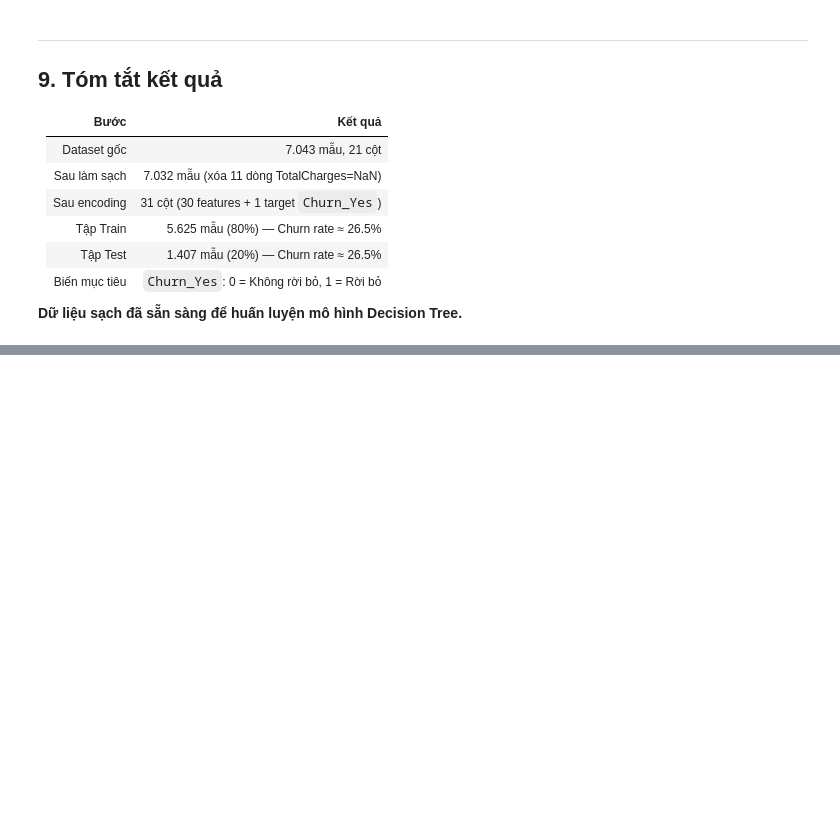
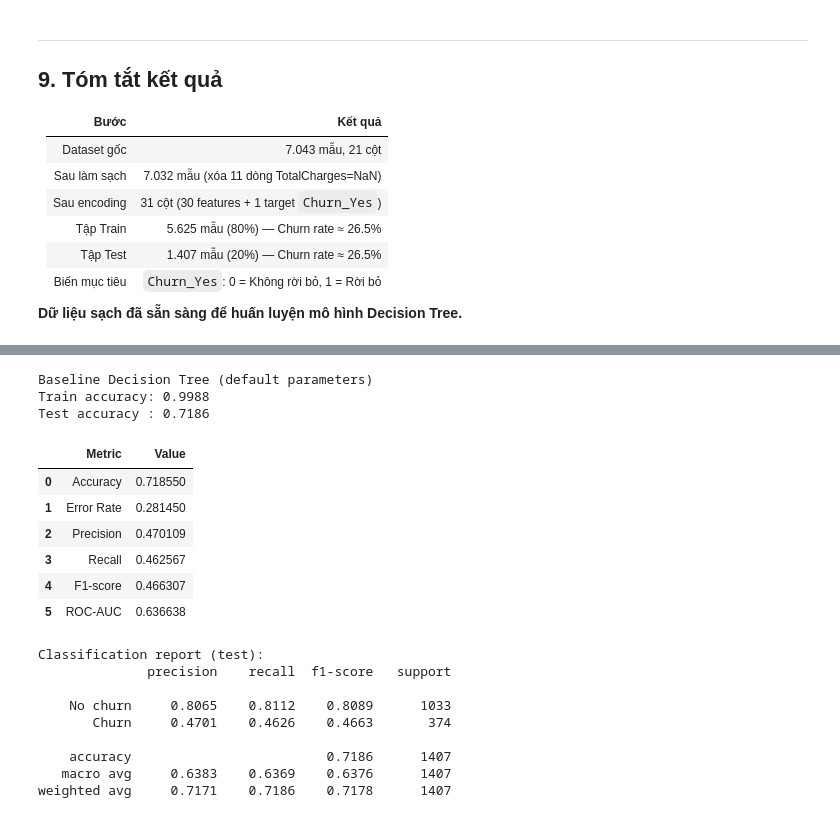
Before and after one commit to torusama/AI_LAB3, a Jupyter notebook: notebooks/eda_preprocessing_fixed.ipynb, the cells around one changed output, grey strips where cells are left out. Saved outputs shown, nothing was run; the diff lists cells and outputs as text; code cells hidden in the pictures; blank space fills up the shorter version.

```diff
--- a/notebooks/eda_preprocessing_fixed.ipynb
+++ b/notebooks/eda_preprocessing_fixed.ipynb
@@ -252,0 +281,76 @@ print("  data/clean/y_test.csv       — Nhan tap kiem tra")
+# %%
+import pandas as pd
+import numpy as np
+from sklearn.tree import DecisionTreeClassifier, plot_tree, _tree
+from sklearn.metrics import (
+    accuracy_score,
+    precision_score,
+    recall_score,
+    f1_score,
+    roc_auc_score,
+    confusion_matrix,
+    classification_report,
+    ConfusionMatrixDisplay,
+    )
+import matplotlib.pyplot as plt
+
+# Neu chua co bien train/test trong kernel thi tai tu file clean
+if "X_train" not in globals() or "y_train" not in globals():
+    X_train = pd.read_csv("../data/clean/X_train.csv")
+    X_test = pd.read_csv("../data/clean/X_test.csv")
+    y_train = pd.read_csv("../data/clean/y_train.csv").squeeze("columns")
+    y_test = pd.read_csv("../data/clean/y_test.csv").squeeze("columns")
+
+y_train = pd.Series(y_train).astype(int)
+y_test = pd.Series(y_test).astype(int)
+
+baseline_tree = DecisionTreeClassifier(random_state=42)
+baseline_tree.fit(X_train, y_train)
+
+y_train_pred = baseline_tree.predict(X_train)
+y_test_pred = baseline_tree.predict(X_test)
+y_test_proba = baseline_tree.predict_proba(X_test)[:, 1]
+
+metrics_summary = pd.DataFrame(
+    {
+        "Metric": ["Accuracy", "Error Rate", "Precision", "Recall", "F1-score", "ROC-AUC"],
+        "Value": [
+            accuracy_score(y_test, y_test_pred),
+            1 - accuracy_score(y_test, y_test_pred),
+            precision_score(y_test, y_test_pred, zero_division=0),
+            recall_score(y_test, y_test_pred, zero_division=0),
+            f1_score(y_test, y_test_pred, zero_division=0),
+            roc_auc_score(y_test, y_test_proba),
+        ],
+    }
+)
+
+train_acc = accuracy_score(y_train, y_train_pred)
+test_acc = accuracy_score(y_test, y_test_pred)
+
+print("Baseline Decision Tree (default parameters)")
+print(f"Train accuracy: {train_acc:.4f}")
+print(f"Test accuracy : {test_acc:.4f}")
+display(metrics_summary)
+print("\nClassification report (test):")
+print(classification_report(y_test, y_test_pred, target_names=["No churn", "Churn"], digits=4))
+# %% [output]
+Baseline Decision Tree (default parameters)
+Train accuracy: 0.9988
+Test accuracy : 0.7186
+|  | Metric | Value |
+| 0 | Accuracy | 0.718550 |
+| 1 | Error Rate | 0.281450 |
+| 2 | Precision | 0.470109 |
+| 3 | Recall | 0.462567 |
+| 4 | F1-score | 0.466307 |
+| 5 | ROC-AUC | 0.636638 |
+Classification report (test):
+              precision    recall  f1-score   support
+
+    No churn     0.8065    0.8112    0.8089      1033
+       Churn     0.4701    0.4626    0.4663       374
+
+    accuracy                         0.7186      1407
+   macro avg     0.6383    0.6369    0.6376      1407
+weighted avg     0.7171    0.7186    0.7178      1407
```
Also changed, not shown: parts of 11 cells of this notebook, 18 other files.
